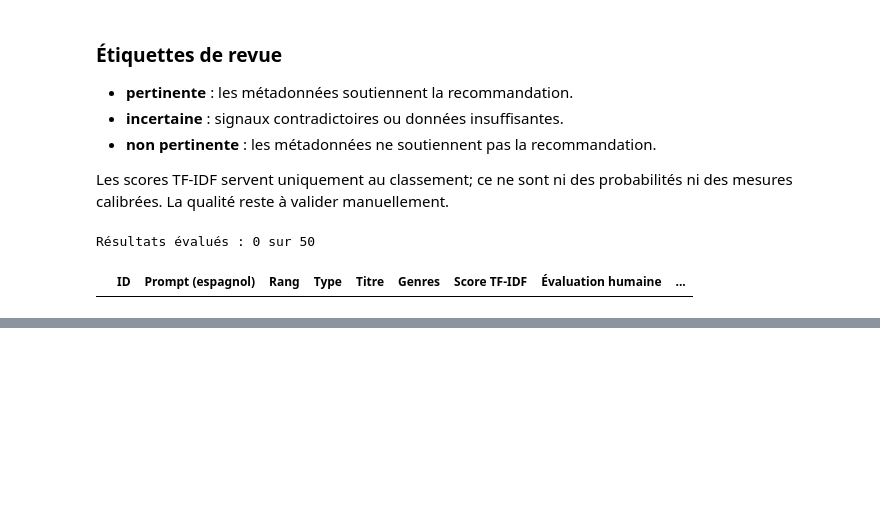
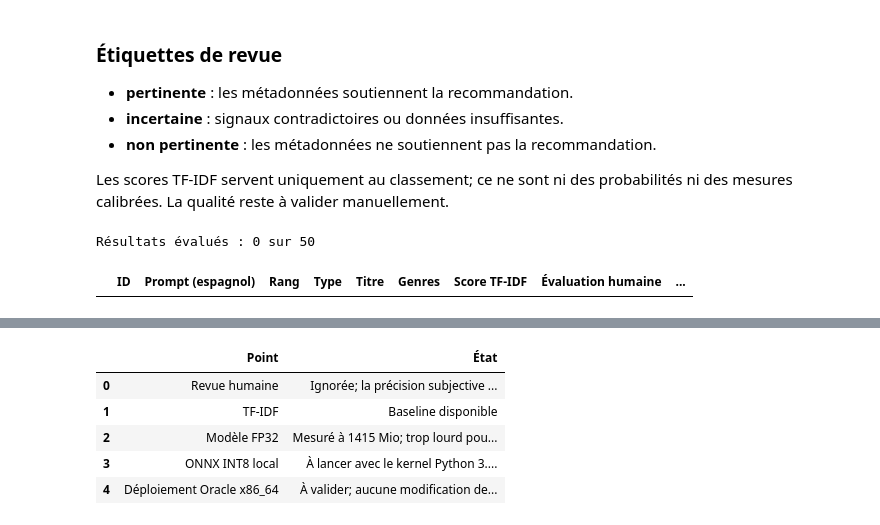
Before and after one commit to jrmora/jaimetv, a Jupyter notebook: notebooks/recommendation_lab.ipynb, the cells around one changed output, grey strips where cells are left out. Drawn from its saved outputs; the diff is of its cells as text; code cells hidden in the pictures; blank space fills up the shorter version.

```diff
--- a/notebooks/recommendation_lab.ipynb
+++ b/notebooks/recommendation_lab.ipynb
@@ -540,0 +983,26 @@ Référence du test de similarité : American Beauty
+# %%
+phase2_rows = [
+    {"Point": "Revue humaine", "État": "Ignorée; la précision subjective n’est pas validée"},
+    {"Point": "TF-IDF", "État": "Baseline disponible"},
+]
+fp32_memory = semantic_metrics.get("RAM après encodage (Mio)") if "semantic_metrics" in globals() else None
+phase2_rows.append({
+    "Point": "Modèle FP32",
+    "État": f"Mesuré à {fp32_memory:.0f} Mio; trop lourd pour la VM de 1 Gio" if fp32_memory else "Mesuré précédemment; trop lourd pour la VM de 1 Gio",
+})
+phase2_rows.append({
+    "Point": "ONNX INT8 local",
+    "État": "Testé" if globals().get("onnx_ready", False) else "À lancer avec le kernel Python 3.12 (JaimeTV ONNX)",
+})
+phase2_rows.append({
+    "Point": "Déploiement Oracle x86_64",
+    "État": "À valider; aucune modification de l’application n’a été faite",
+})
+display(pd.DataFrame(phase2_rows))
+# %% [output]
+|  | Point | État |
+| 0 | Revue humaine | Ignorée; la précision subjective ... |
+| 1 | TF-IDF | Baseline disponible |
+| 2 | Modèle FP32 | Mesuré à 1415 Mio; trop lourd pou... |
+| 3 | ONNX INT8 local | À lancer avec le kernel Python 3.... |
+| 4 | Déploiement Oracle x86_64 | À valider; aucune modification de... |
```
Also changed, not shown: parts of 17 cells of this notebook, 6 other files.
